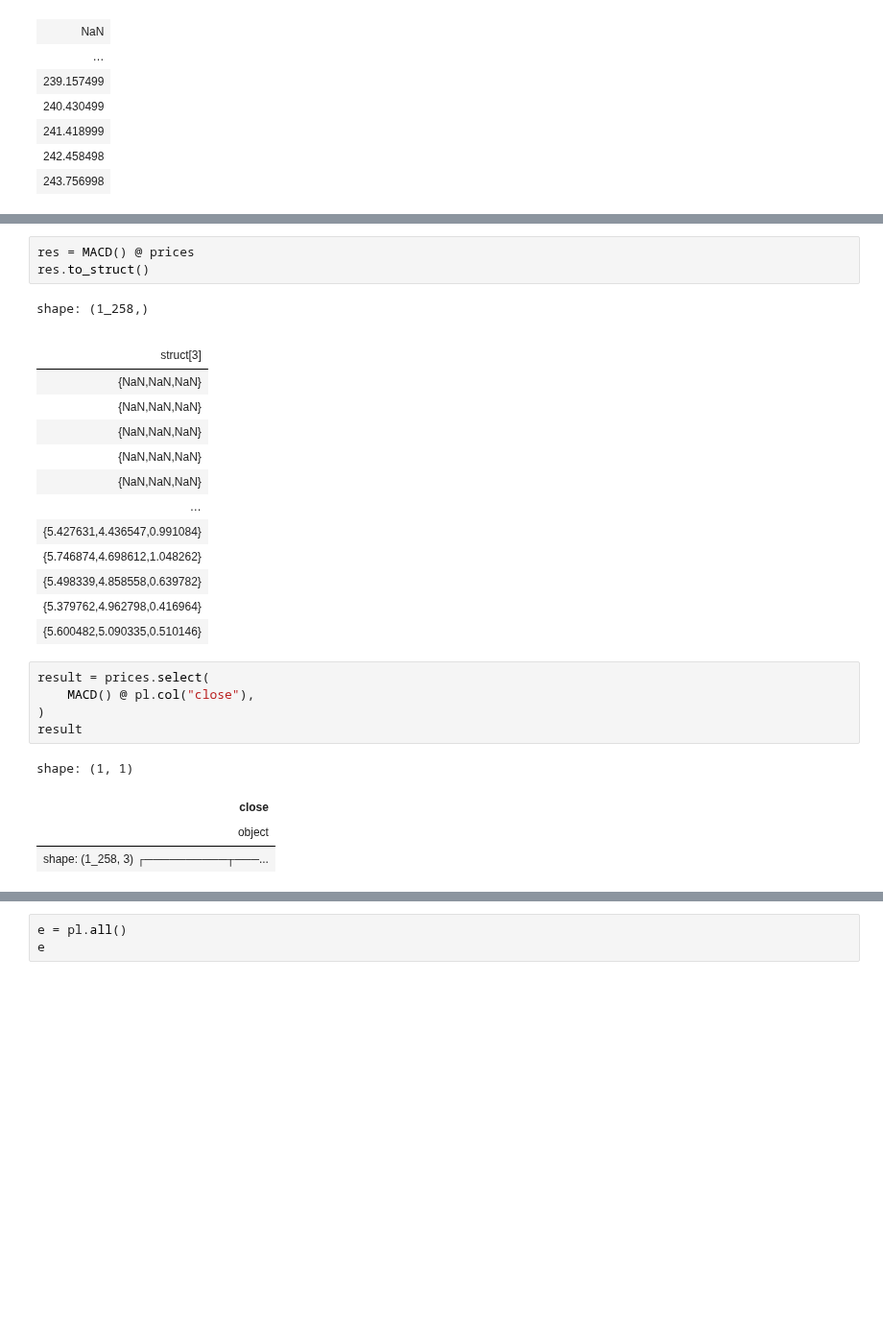
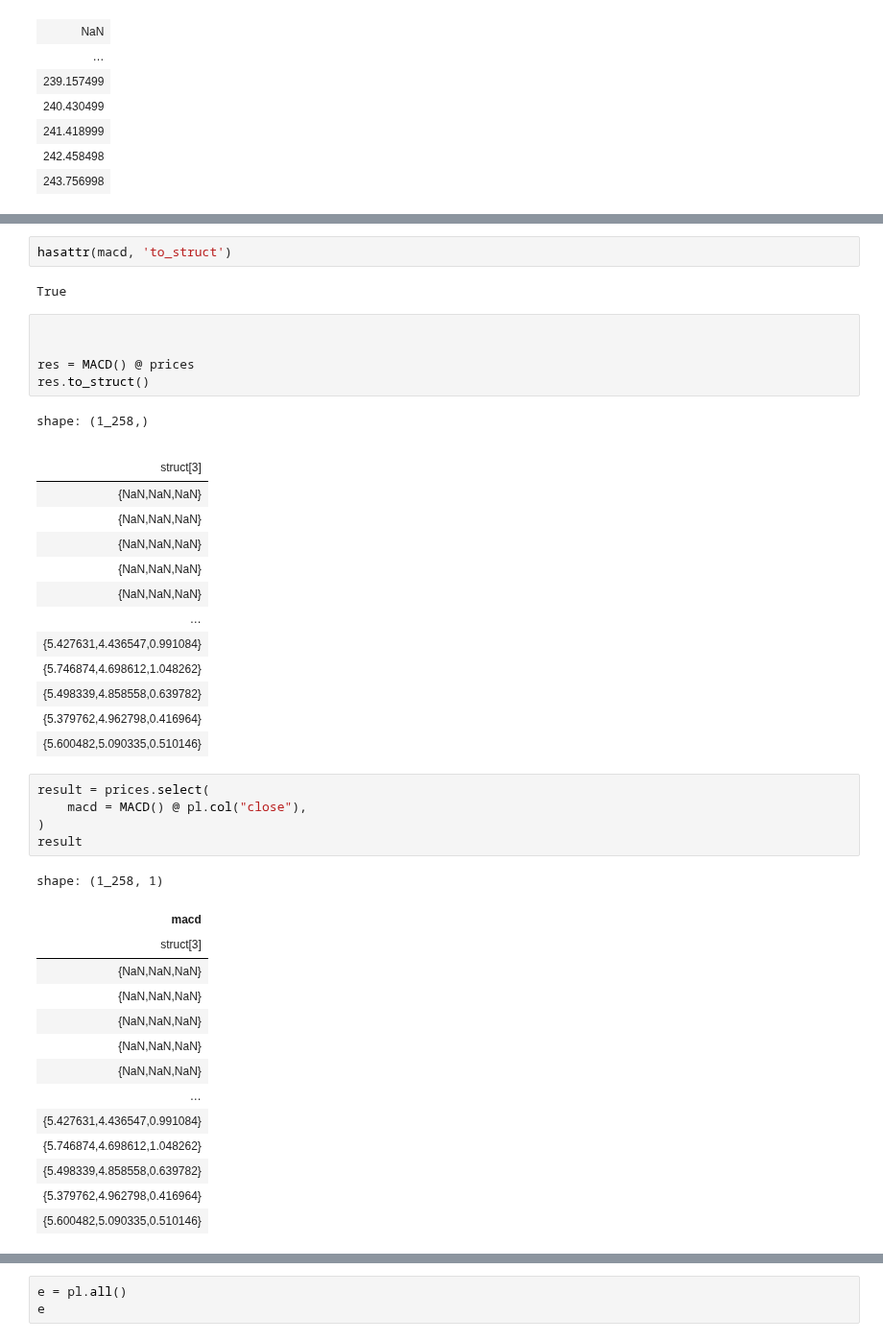
Before and after one commit to furechan/mintalib, a Jupyter notebook: misc/mintalib-polars.ipynb, the cells around one changed output, grey strips where cells are left out. Shown at 96% size. Cells and saved outputs as stored; diff of their text form; blank space fills up the shorter version.

```diff
--- a/misc/mintalib-polars.ipynb
+++ b/misc/mintalib-polars.ipynb
@@ -101,4 +109,10 @@ shape: (1_258, 3)
+# %%
+hasattr(macd, 'to_struct')
+# %% [output]
+True
 # %%
+
+
 res = MACD() @ prices
 res.to_struct()
 # %% [output]
@@ -118,11 +132,21 @@ shape: (1_258,)
 | {5.600482,5.090335,0.510146} |
 # %%
 result = prices.select(
-    MACD() @ pl.col("close"),
+    macd = MACD() @ pl.col("close"),
 )
 result
 # %% [output]
-shape: (1, 1)
+shape: (1_258, 1)
-| close |
-| object |
-| shape: (1_258, 3) ┌──────────┬───... |
+| macd |
+| struct[3] |
+| {NaN,NaN,NaN} |
+| {NaN,NaN,NaN} |
+| {NaN,NaN,NaN} |
+| {NaN,NaN,NaN} |
+| {NaN,NaN,NaN} |
+| … |
+| {5.427631,4.436547,0.991084} |
+| {5.746874,4.698612,1.048262} |
+| {5.498339,4.858558,0.639782} |
+| {5.379762,4.962798,0.416964} |
+| {5.600482,5.090335,0.510146} |
```
Also changed, not shown: parts of 21 cells of this notebook, 2 other files.
